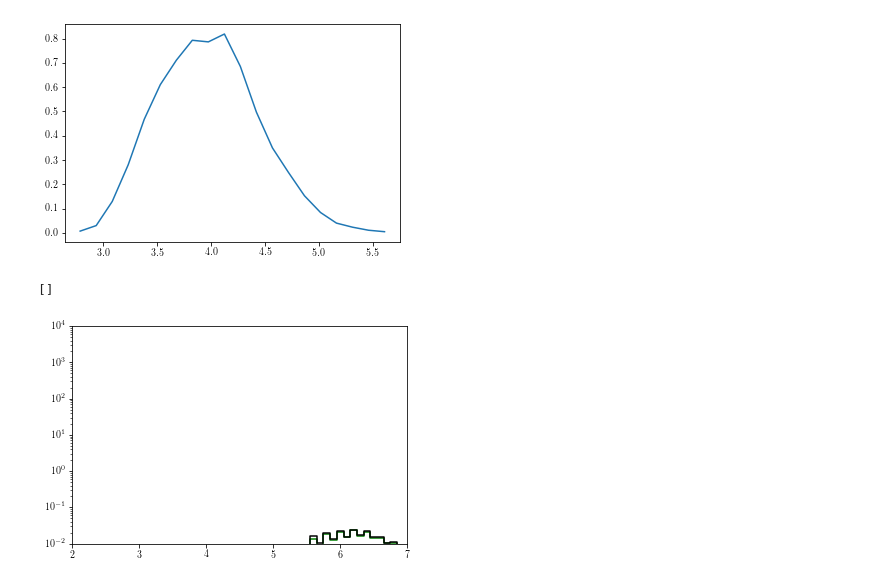
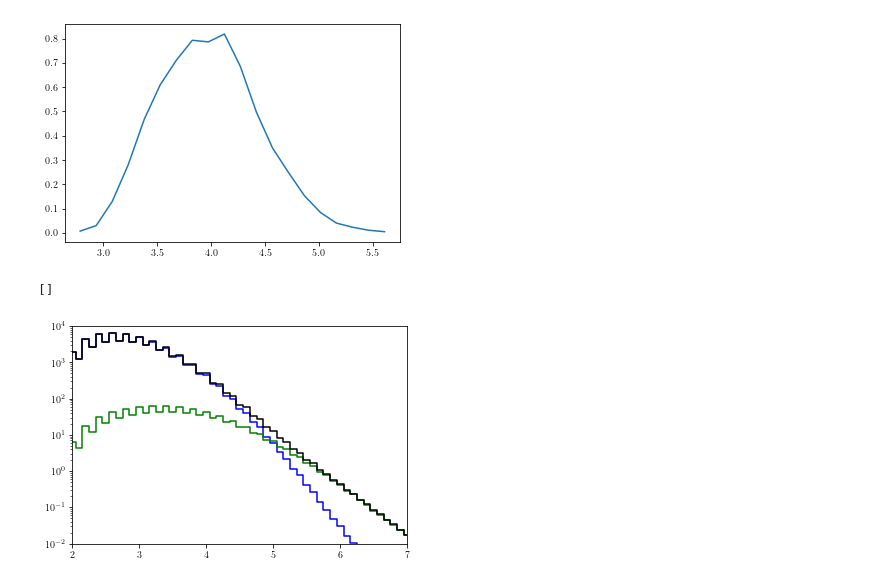
Before and after one commit to MeighenBergerS/dmpoint, a Jupyter notebook: notebooks/icecube_data.ipynb, the cells around one changed output. Drawn from its saved outputs; the diff is of its cells as text; code cells hidden in the pictures.

```diff
--- a/notebooks/icecube_data.ipynb
+++ b/notebooks/icecube_data.ipynb
@@ -219,7 +222,7 @@ def effective_area_func(surface_fluxes, year):
         surf_counts = surface_fluxes[0][-1]  # should only need to multiply with fluxes
         m_egrid = surface_fluxes[0][0]
         eff_areas = []
-        check_angle = (theta - 180.)
+        check_angle = (theta)
         for energy in m_egrid:
             if energy < 1e1:
                 eff_areas.append(0.)
@@ -239,19 +242,19 @@ def effective_area_func(surface_fluxes, year):
     return np.array(particle_counts), np.array(astro_counts), m_egrid
 # %%
 # Checking eff area
-check_year = 0
+check_year = 8
 particle_counts, astro_counts, m_egrid = effective_area_func(surface_fluxes, check_year)
 particle_counts = np.trapz(particle_counts, x=list(surface_fluxes.keys()), axis=0)
 astro_counts = np.trapz(astro_counts, x=list(surface_fluxes.keys()), axis=0)
 plt.step(np.log10(m_egrid), particle_counts, color='b')
 plt.step(np.log10(m_egrid), astro_counts, color='g')
 plt.step(np.log10(m_egrid), (astro_counts + particle_counts), color='k')
 plt.xlim(2., 7.)
 plt.ylim(1e-2, 1e4)
 plt.semilogy()
 # %% [output]
 []
-[figure, old version]
+[figure, new version]
 # %%
 def sim_to_dec(surface_fluxes, year):
     # Converts simulation data to detector data
```
Also changed, not shown: parts of 12 cells of this notebook, 4 other files.
